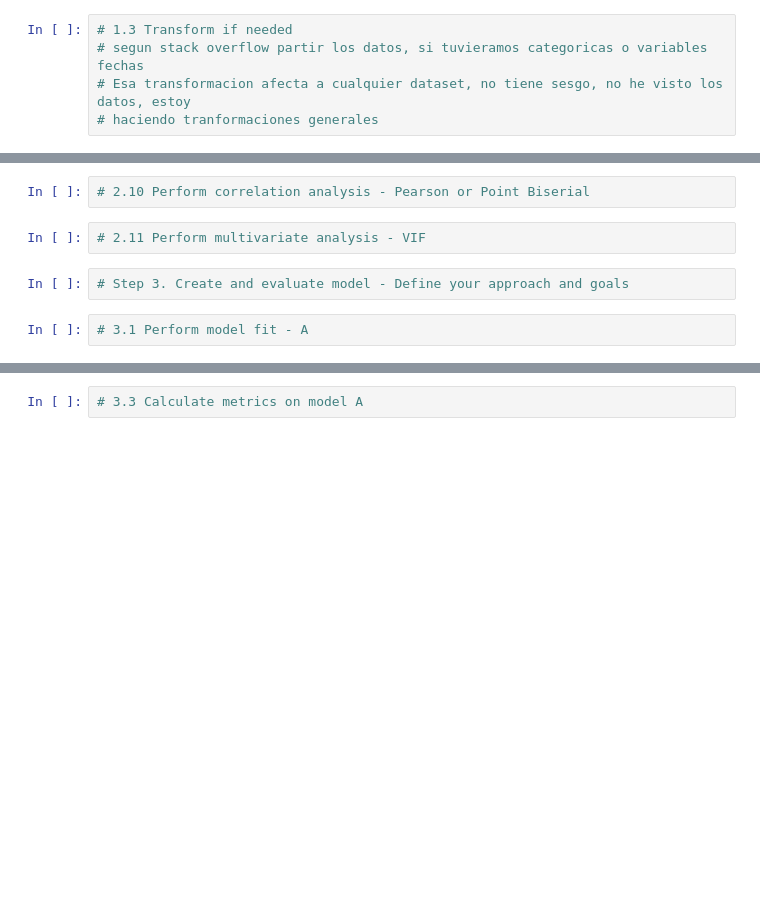
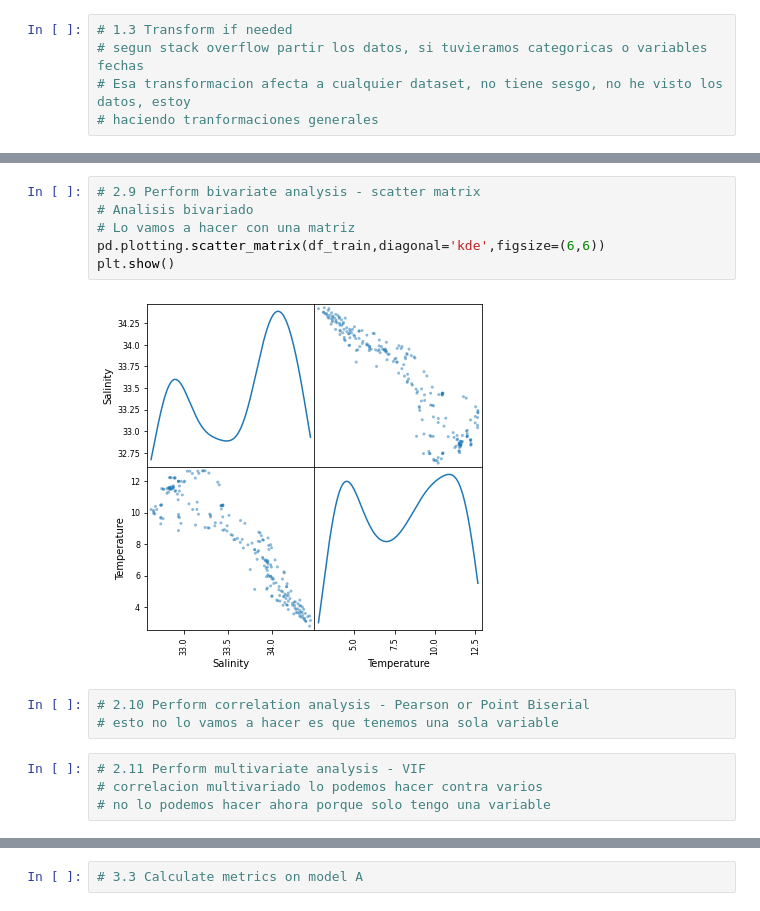
Before and after one commit to JuanAntonaccio/EjemploClaseMarino, a Jupyter notebook: src/Sample_Steps.ipynb, the cells around one changed output, grey strips where cells are left out. Saved outputs shown, nothing was run; the diff lists cells and outputs as text; blank space fills up the shorter version.

```diff
--- a/src/Sample_Steps.ipynb
+++ b/src/Sample_Steps.ipynb
@@ -90,8 +140,15 @@ X_train,X_test,y_train,y_test = train_test_split(X,y,random_state=40)
+# %%
+# 2.9 Perform bivariate analysis - scatter matrix
+# Analisis bivariado
+# Lo vamos a hacer con una matriz
+pd.plotting.scatter_matrix(df_train,diagonal='kde',figsize=(6,6))
+plt.show()
+# %% [output]
+[figure, added]
 # %%
 # 2.10 Perform correlation analysis - Pearson or Point Biserial
+# esto no lo vamos a hacer es que tenemos una sola variable
 # %%
 # 2.11 Perform multivariate analysis - VIF
+# correlacion multivariado lo podemos hacer contra varios
+# no lo podemos hacer ahora porque solo tengo una variable
-# %%
-# Step 3. Create and evaluate model - Define your approach and goals
-# %%
-# 3.1 Perform model fit - A
```
Also changed, not shown: parts of 19 cells of this notebook.
